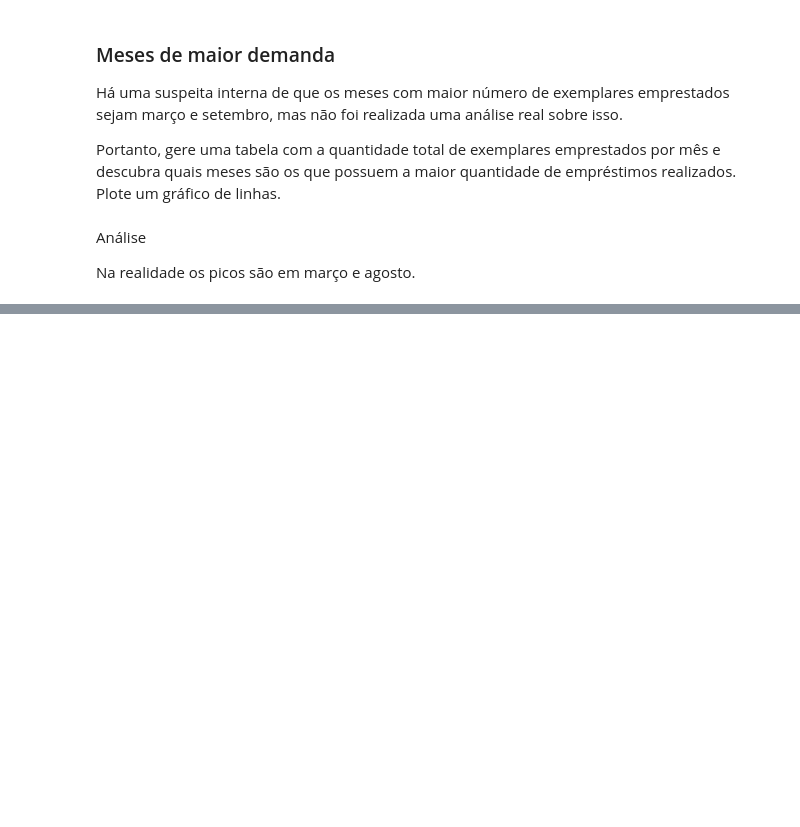
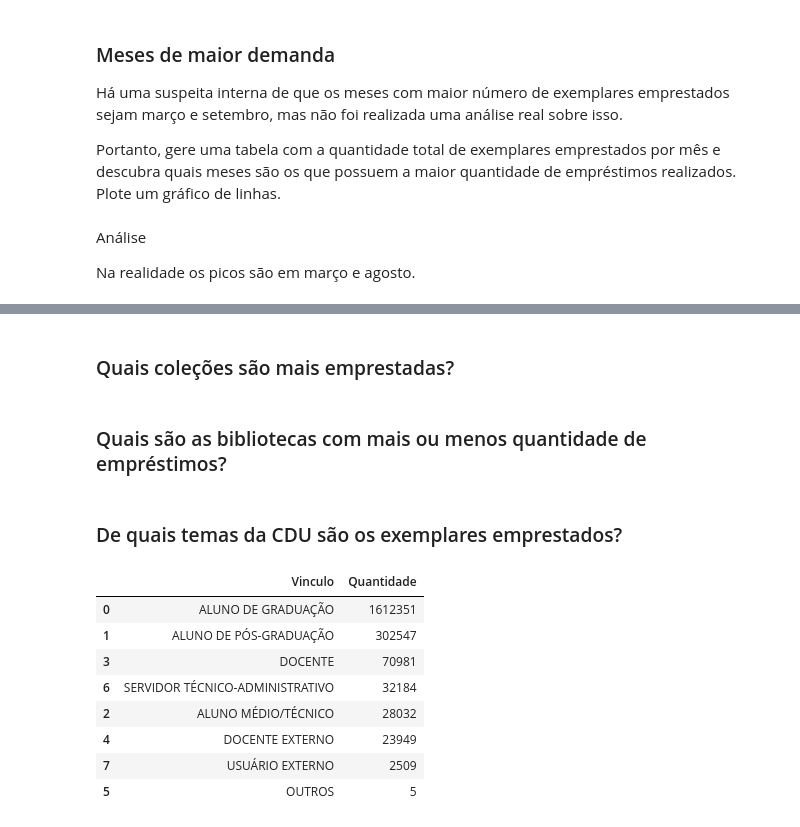
Before and after one commit to Gcostasilva/Python, a Jupyter notebook: Desafio/7 Dias De Código Alura/Análise Biblioteca.ipynb, the cells around one changed output, grey strips where cells are left out. Saved outputs shown, nothing was run; the diff lists cells and outputs as text; code cells hidden in the pictures; blank space fills up the shorter version.

```diff
--- a/Desafio/7 Dias De Código Alura/Análise Biblioteca.ipynb
+++ b/Desafio/7 Dias De Código Alura/Análise Biblioteca.ipynb
@@ -489,0 +497,6 @@ Na realidade os picos são em março e agosto.
+# %% [markdown]
+### Quais coleções são mais emprestadas?
+# %% [markdown]
+### Quais são as bibliotecas com mais ou menos quantidade de empréstimos?
+# %% [markdown]
+### De quais temas da CDU são os exemplares emprestados?
@@ -489,0 +521,13 @@ Na realidade os picos são em março e agosto.
+# %%
+vinculo_usuario = Valores_Variavel(df_limpo,'tipo_vinculo_usuario', 'Vinculo')
+vinculo_usuario
+# %% [output]
+|  | Vinculo | Quantidade |
+| 0 | ALUNO DE GRADUAÇÃO | 1612351 |
+| 1 | ALUNO DE PÓS-GRADUAÇÃO | 302547 |
+| 3 | DOCENTE | 70981 |
+| 6 | SERVIDOR TÉCNICO-ADMINISTRATIVO | 32184 |
+| 2 | ALUNO MÉDIO/TÉCNICO | 28032 |
+| 4 | DOCENTE EXTERNO | 23949 |
+| 7 | USUÁRIO EXTERNO | 2509 |
+| 5 | OUTROS | 5 |
```
Also changed, not shown: parts of 8 cells of this notebook, 1 other file.
